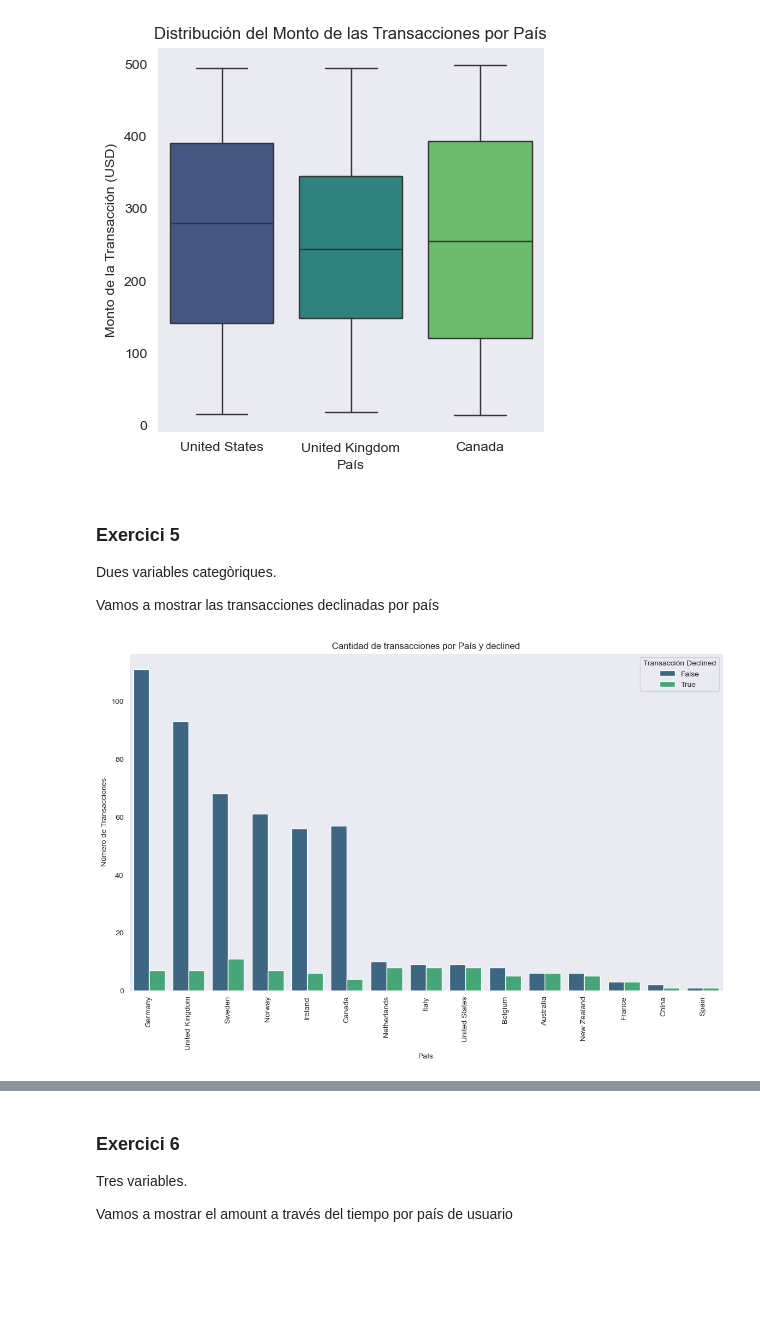
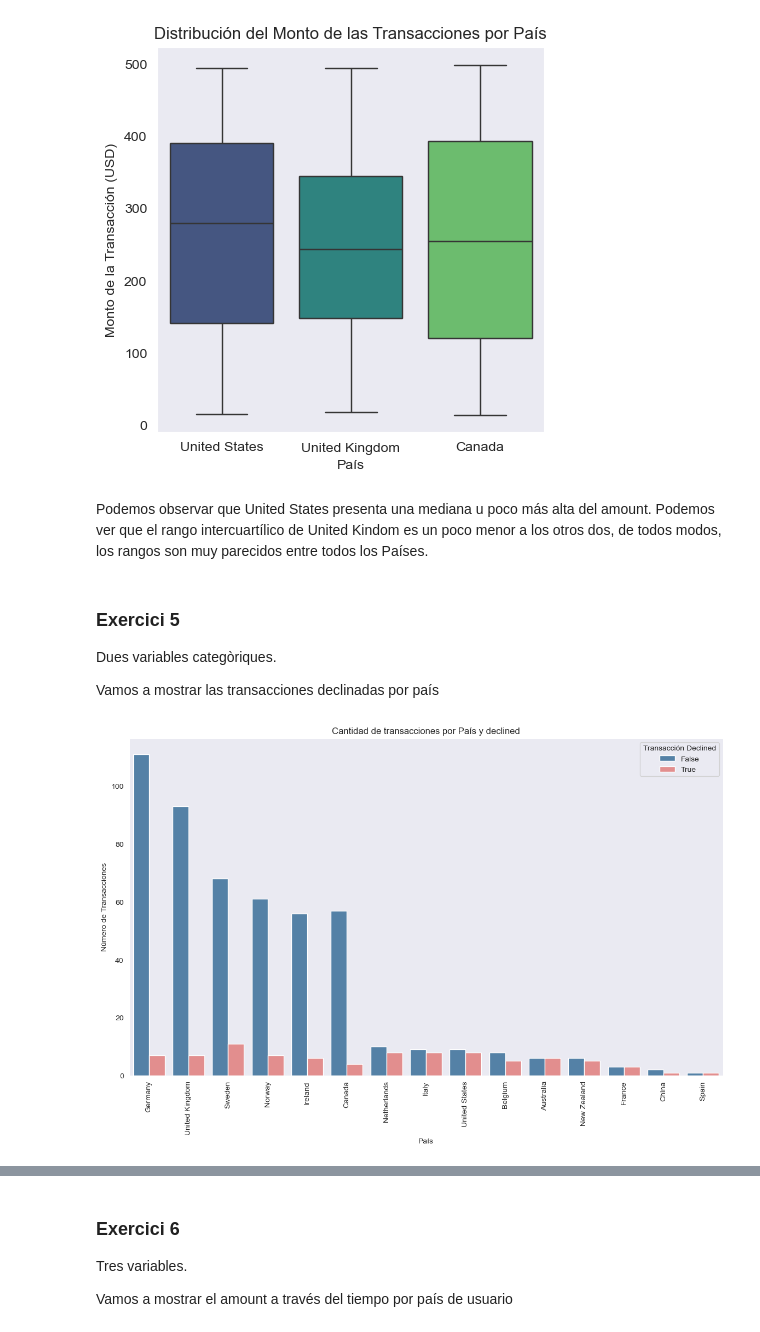
Before and after one commit to Tinilith/Curs-Data-Analytics, a Jupyter notebook: Sprint_8_1/Sprint_8_1_V5_jupyter.ipynb, the cells around one changed output, grey strips where cells are left out. Saved outputs shown, nothing was run; the diff lists cells and outputs as text; code cells hidden in the pictures; blank space fills up the shorter version.

```diff
--- a/Sprint_8_1/Sprint_8_1_V5_jupyter.ipynb
+++ b/Sprint_8_1/Sprint_8_1_V5_jupyter.ipynb
@@ -212,7 +211,5 @@ He decidit graficar la distribució dels usuaris per país.
 # %%
-sns.set_style("dark")
-
-#sns.countplot(data=df_users['country'], palette='viridis')
+#Creamos un countplot de la cantidad de ususarios por país
 sns.countplot(data=df_users, order=df_users['country'].value_counts().index, y='country', hue='country', palette='viridis', legend=False)
 
 plt.title('Cantidad de usuarios por país')
@@ -239,24 +238,27 @@ plt.ylabel('Monto de la Transacción (USD)')
 plt.show();
 # %% [output]
 [figure]
+# %% [markdown]
+Podemos observar que United States presenta una mediana u poco más alta del amount. Podemos ver que el rango intercuartílico de United Kindom es un poco menor a los otros dos, de todos modos, los rangos son muy parecidos entre todos los Países.
 # %% [markdown]
 ### Exercici 5
 Dues variables categòriques.
 
 Vamos a mostrar las transacciones declinadas por país
 # %%
+#Unimos las tablas para poder usar los datos:
 merge_transactions_companies= pd.merge(df_transactions, df_companies, left_on='business_id', right_on= 'company_id')
 
-# Crear la gráfica de conteo
+# Creamos  la gráfica coutplot con el estado de 'declined' en el hue
 plt.figure(figsize=(14, 8))
-sns.countplot(data=merge_transactions_companies, x='country', hue='declined',order=merge_transactions_companies['country'].value_counts().index, palette='viridis')
+sns.countplot(data=merge_transactions_companies, x='country', hue='declined',order=merge_transactions_companies['country'].value_counts().index, palette={True: 'lightcoral', False: 'steelblue'})
 
 plt.title('Cantidad de transacciones por País y declined')
 plt.xlabel('País')
 plt.ylabel('Número de Transacciones')
 plt.xticks(rotation=90)
 plt.legend(title='Transacción Declined', loc='upper right')
 
 plt.show();
 # %% [output]
-[figure, old version]
+[figure, new version]
```
Also changed, not shown: parts of 14 cells of this notebook.
